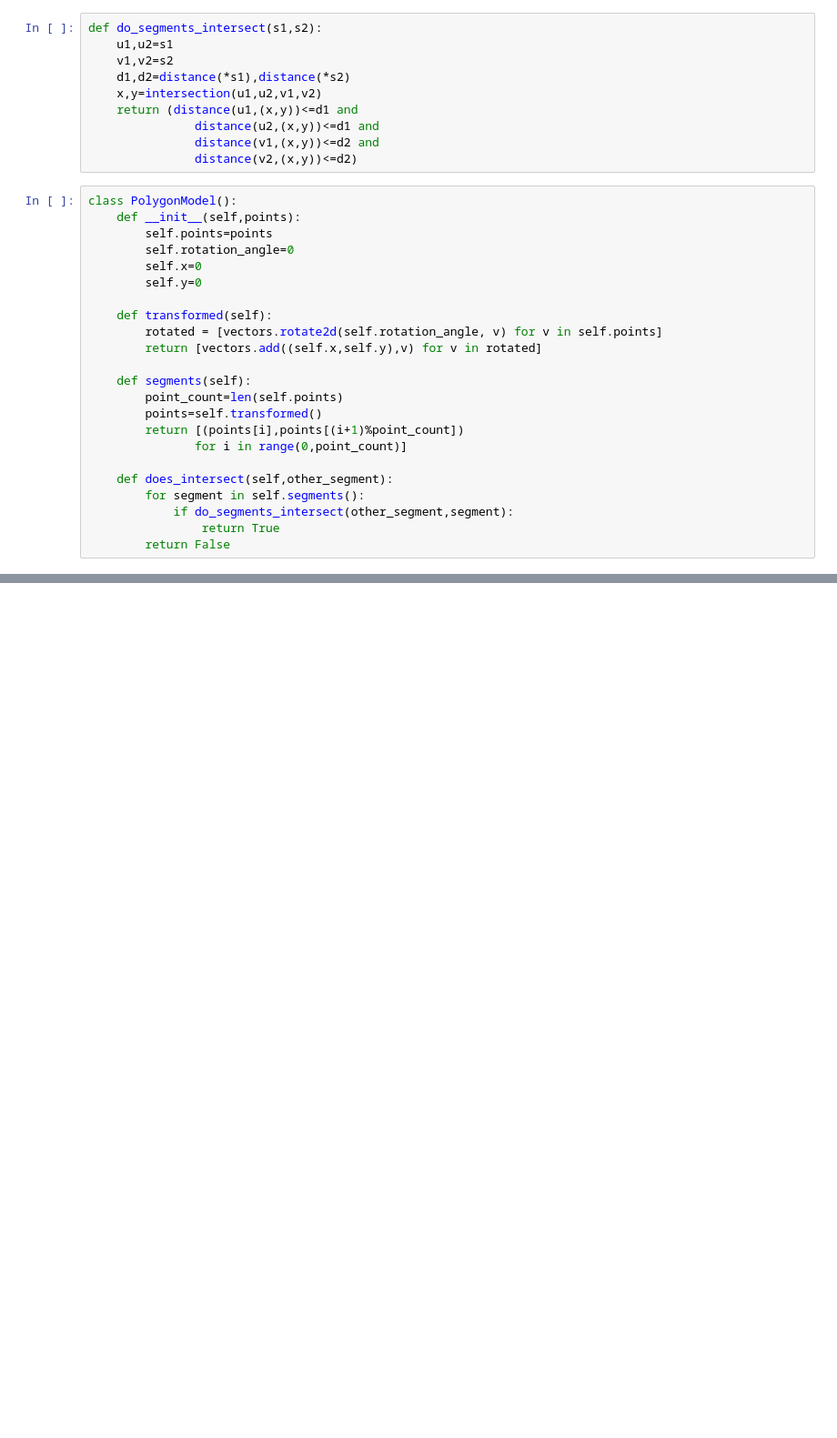
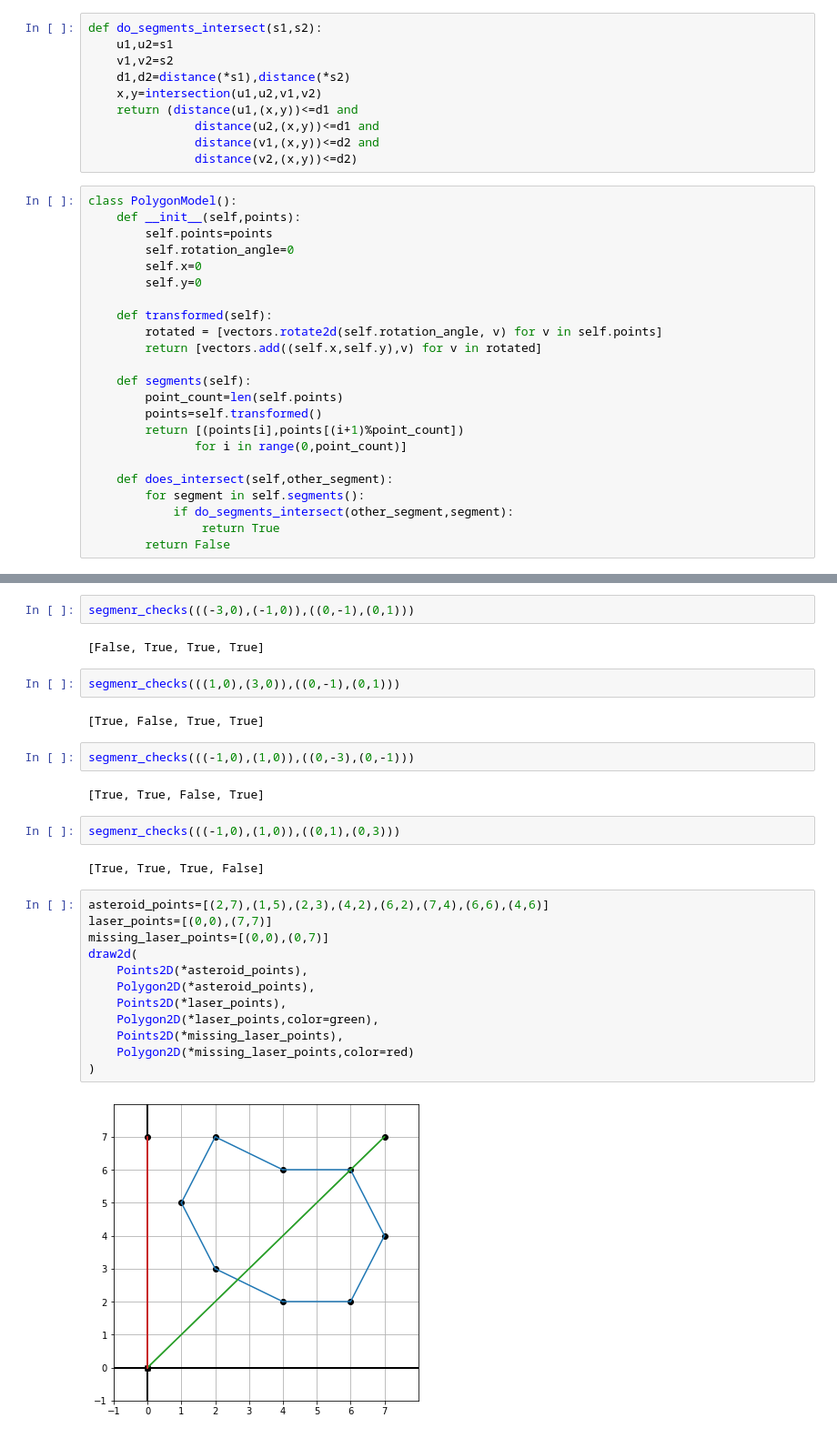
Before and after one commit to Sakurajima-sight/Mathematics-for-programmers-Python, a Jupyter notebook: Chapter 07/Untitled.ipynb, the cells around one changed output, grey strips where cells are left out. Shown: that part at 91% size. Cells and saved outputs as stored; diff of their text form; blank space fills up the shorter version.

```diff
--- a/Chapter 07/Untitled.ipynb
+++ b/Chapter 07/Untitled.ipynb
@@ -131,0 +165,30 @@ class PolygonModel():
+# %%
+segmenr_checks(((-3,0),(-1,0)),((0,-1),(0,1)))
+# %% [output]
+[False, True, True, True]
+# %%
+segmenr_checks(((1,0),(3,0)),((0,-1),(0,1)))
+# %% [output]
+[True, False, True, True]
+# %%
+segmenr_checks(((-1,0),(1,0)),((0,-3),(0,-1)))
+# %% [output]
+[True, True, False, True]
+# %%
+segmenr_checks(((-1,0),(1,0)),((0,1),(0,3)))
+# %% [output]
+[True, True, True, False]
+# %%
+asteroid_points=[(2,7),(1,5),(2,3),(4,2),(6,2),(7,4),(6,6),(4,6)]
+laser_points=[(0,0),(7,7)]
+missing_laser_points=[(0,0),(0,7)]
+draw2d(
+    Points2D(*asteroid_points),
+    Polygon2D(*asteroid_points),
+    Points2D(*laser_points),
+    Polygon2D(*laser_points,color=green),
+    Points2D(*missing_laser_points),
+    Polygon2D(*missing_laser_points,color=red)
+)
+# %% [output]
+[figure, added]
```
Also changed, not shown: parts of 11 cells of this notebook, 2 other files.
